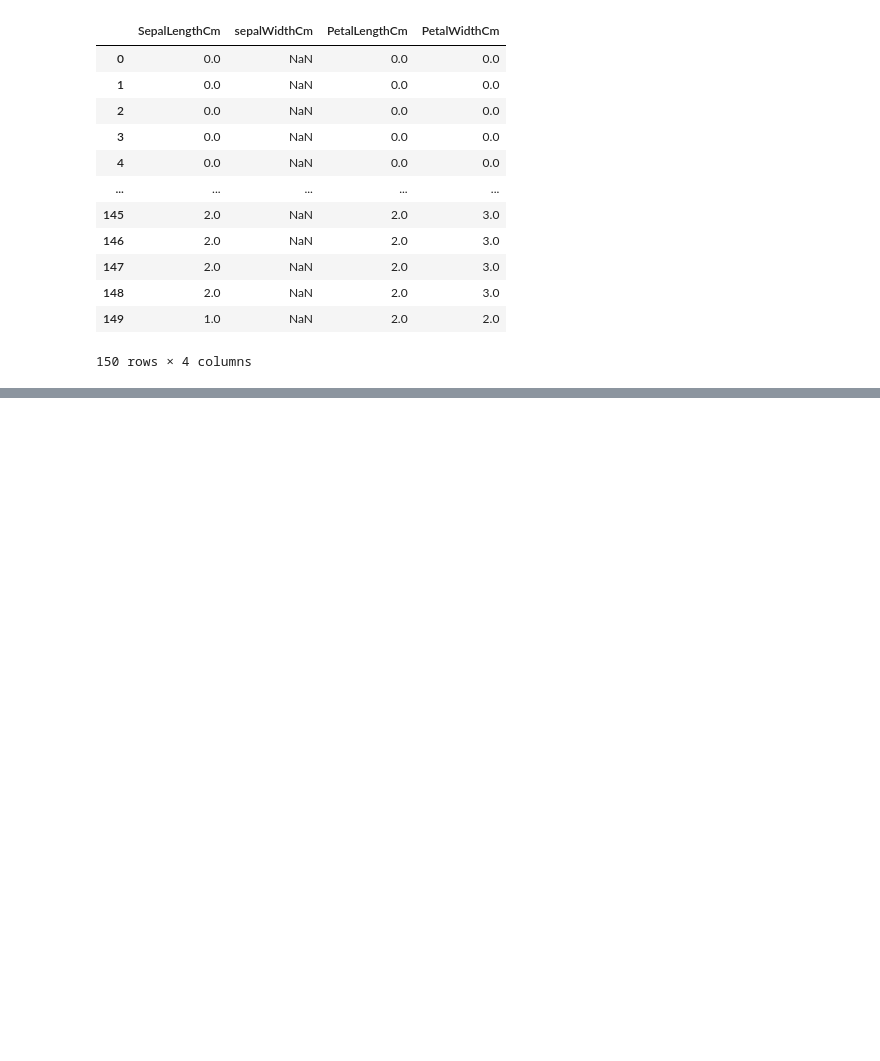
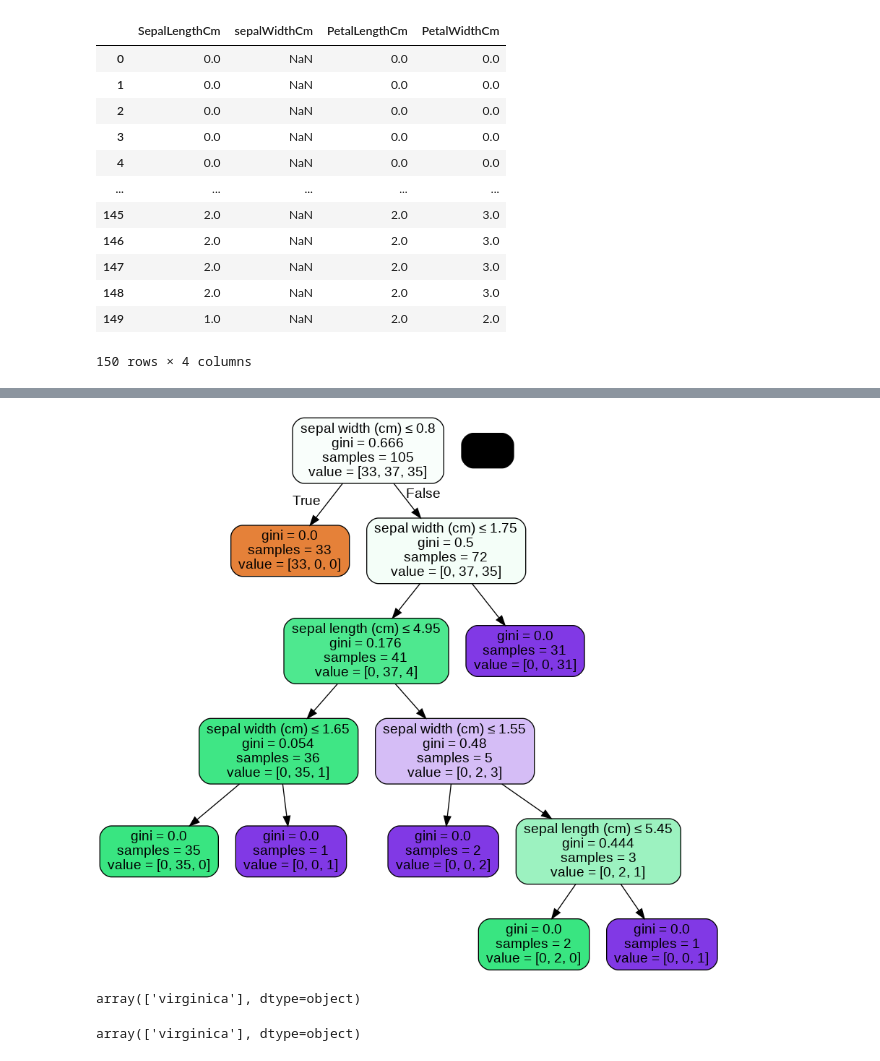
Before and after one commit to ARUSALKHOFIQOYNI/datamining, a Jupyter notebook: notebooks.ipynb, the cells around one changed output, grey strips where cells are left out. Drawn from its saved outputs; the diff is of its cells as text; code cells hidden in the pictures; blank space fills up the shorter version.

```diff
--- a/notebooks.ipynb
+++ b/notebooks.ipynb
@@ -183,0 +490,7 @@ data
+# %%
+from sklearn.model_selection import train_test_split
+
+train,test=train_test_split(data,test_size=0.3)
+# %%
+train_X=train[['Sepal Length',"Sepal Width","Petal length","Petal Width"]]
+train_y=train.Species
@@ -183,0 +502,3 @@ data
+# %%
+DT = DecisionTreeClassifier(criterion='gini')
+model = DT.fit(train_X, train_y)
@@ -183,0 +536,24 @@ data
+# %%
+# Import necessary libraries for graph viz
+from six import StringIO
+from IPython.display import Image
+from sklearn.tree import export_graphviz
+import pydotplus
+
+# Visualize the graph
+dot_data = StringIO()
+export_graphviz(DT, out_file=dot_data, feature_names=iris.feature_names,
+                filled=True, rounded=True,
+                special_characters=True)
+graph = pydotplus.graph_from_dot_data(dot_data.getvalue())
+Image(graph.create_png())
+# %% [output]
+[figure, added]
+# %%
+DT.predict([[3.5, 1.9, 5.2, 2.4]])
+# %% [output]
+array(['virginica'], dtype=object)
+# %%
+DT.predict([[4.6, 2.9, 3.6, 5.9]])
+# %% [output]
+array(['virginica'], dtype=object)
```
Also changed, not shown: parts of 67 cells of this notebook.
